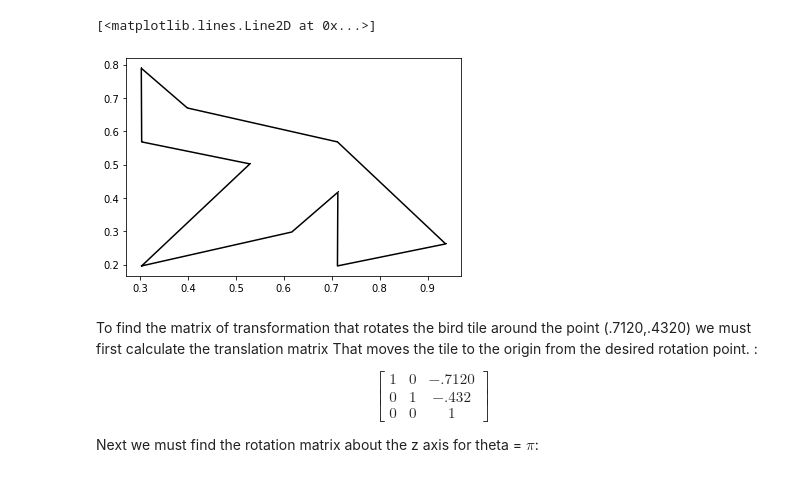
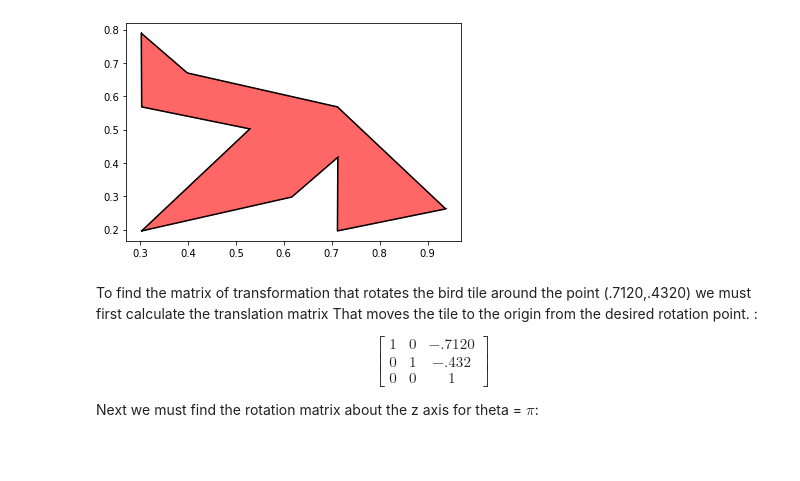
Before and after one commit to qherm/math425-final-project, a Jupyter notebook: Problem 1.ipynb, the cells around one changed output. Cells and saved outputs as stored; diff of their text form; code cells hidden in the pictures.

```diff
--- a/Problem 1.ipynb
+++ b/Problem 1.ipynb
@@ -24,23 +24,22 @@ def printMatrix(a,custom_color):
 # %%
 """Original coordinates
 (0.3036, 0.1960), (0.6168, 0.2977), (0.7128,
 0.4169), (0.7120, 0.1960), (0.9377, 0.2620), (0.7120, 0.5680), (0.3989, 0.6697), (0.3028,
 0.7889), (0.3036, 0.5680), and (0.5293, 0.5020).
 """
 
 # added last vector to connect first and last point since we will have to transform the added line segment anyways
 x=[0.3036,0.6168,0.7128,0.7120,0.9377,0.7120,0.3989,0.3028,0.3036,0.5293,0.3036]
 y=[0.1960,0.2977,0.4169,0.1960,0.2620,0.5680,0.6697,0.7889,0.5680,0.5020,0.1960]
 #adding a row of 1 to make the matrix compatiable with homogenous transformations
 z=11*[1]
 #combining the rows into a single matrix: A
 
 A=np.vstack((x,y,z))
 #plotting the bird
-plt.plot(A[0],A[1], 'k-,')
+printMatrix(A,"r")
 # %% [output]
-[<matplotlib.lines.Line2D at 0x...>]
-[figure, old version]
+[figure, new version]
 # %% [markdown]
 To find the matrix of transformation that rotates the bird tile around the point (.7120,.4320) we must first calculate the translation matrix  That moves the tile to the origin from the desired rotation point. :
 
```
Also changed, not shown: parts of 16 cells of this notebook.
